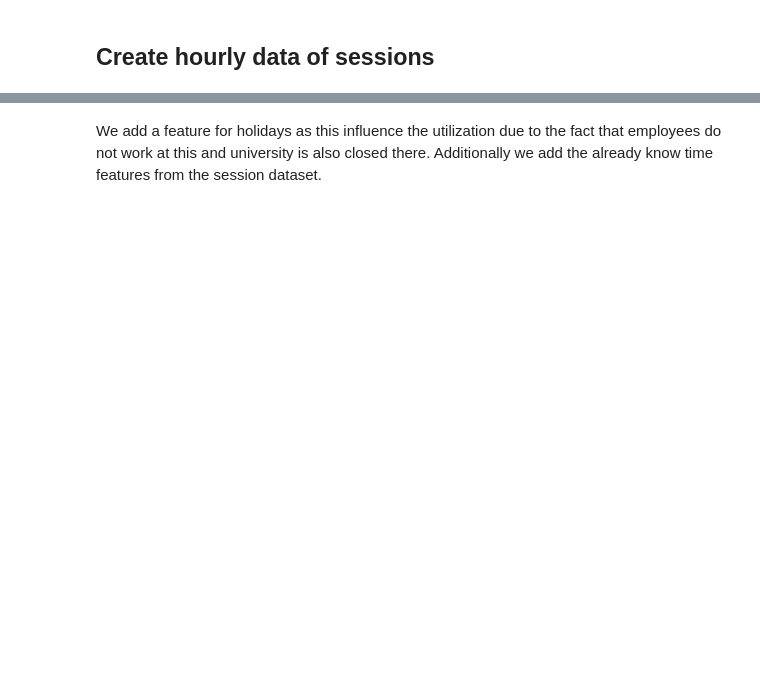
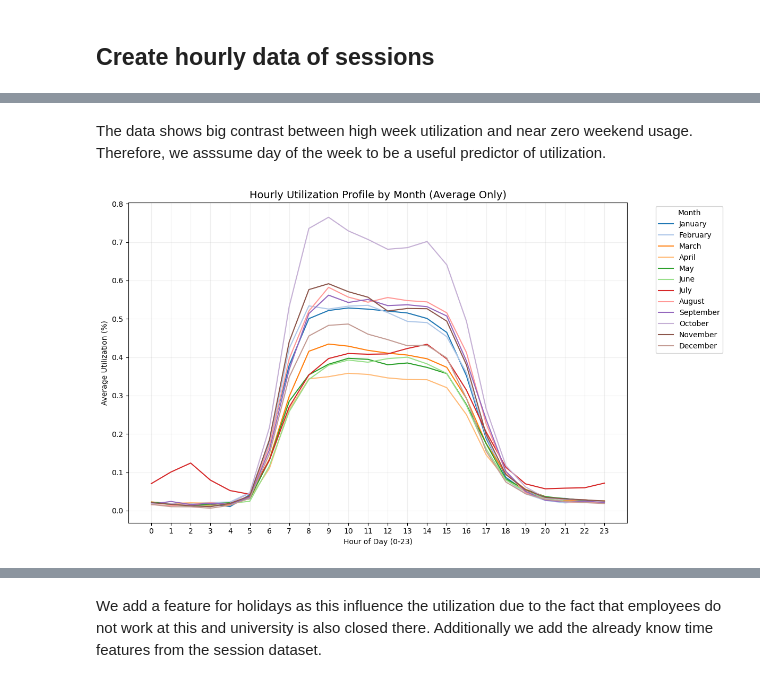
Before and after one commit to lbaudenb/AA_Team_6, a Jupyter notebook: notebooks/04_prediction.ipynb, the cells around one changed output, grey strips where cells are left out. Drawn from its saved outputs; the diff is of its cells as text; code cells hidden in the pictures; blank space fills up the shorter version.

```diff
--- a/notebooks/04_prediction.ipynb
+++ b/notebooks/04_prediction.ipynb
@@ -219,0 +316,19 @@ df_site_1_features.head()
+# %% [markdown]
+The data shows big contrast between high week utilization and near zero weekend usage. Therefore, we asssume day of the week to be a useful predictor of utilization.
+# %%
+plt.figure(figsize=(12, 7))
+
+sns.lineplot(data=df_plot, x='hour', y='hourly_utilization',
+             hue='month_name', hue_order=month_order,
+             palette='tab20', errorbar=None)
+
+plt.title('Hourly Utilization Profile by Month (Average Only)', fontsize=14)
+plt.ylabel('Average Utilization (%)')
+plt.xlabel('Hour of Day (0-23)')
+plt.xticks(range(0, 24))
+plt.legend(title='Month', bbox_to_anchor=(1.05, 1), loc='upper left')
+plt.grid(alpha=0.2)
+plt.tight_layout()
+plt.show()
+# %% [output]
+[figure, added]
```
Also changed, not shown: parts of 42 cells of this notebook.
